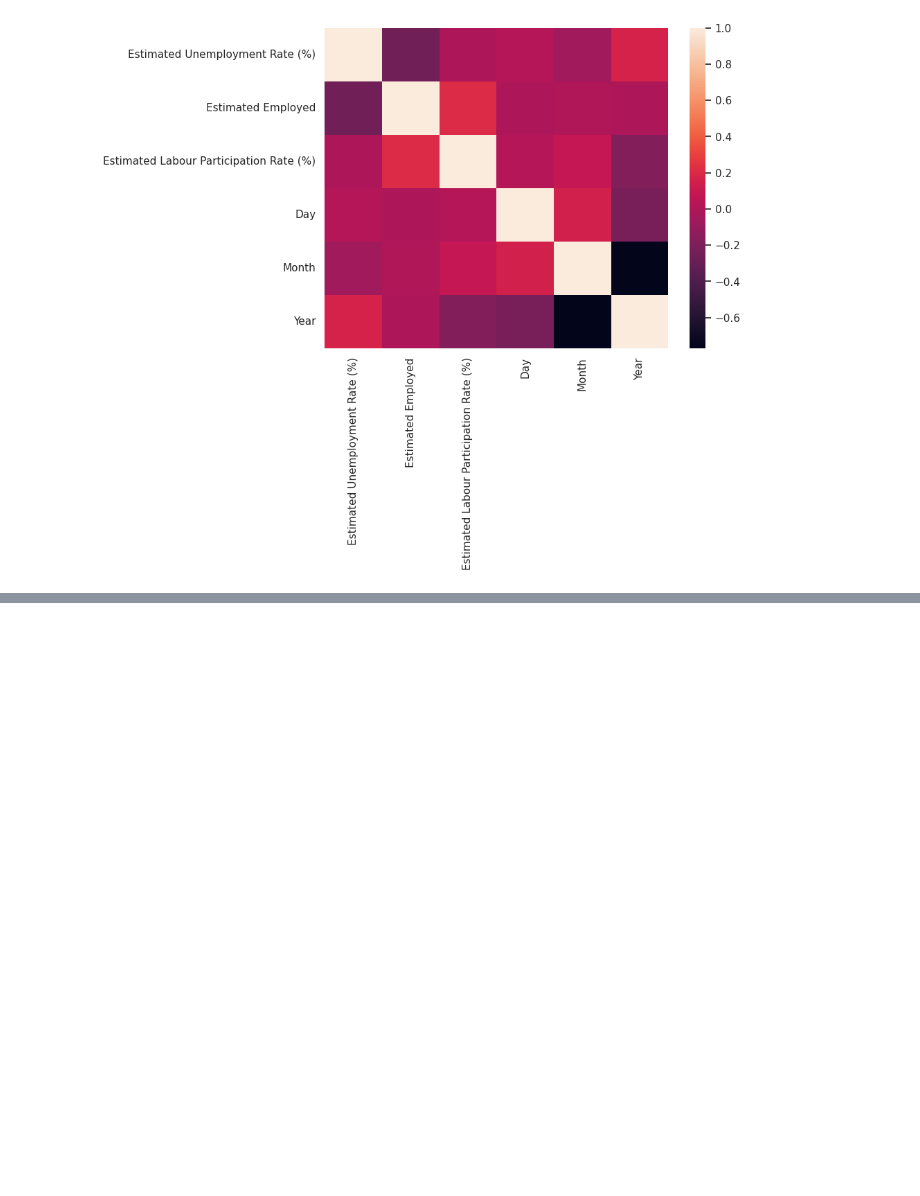
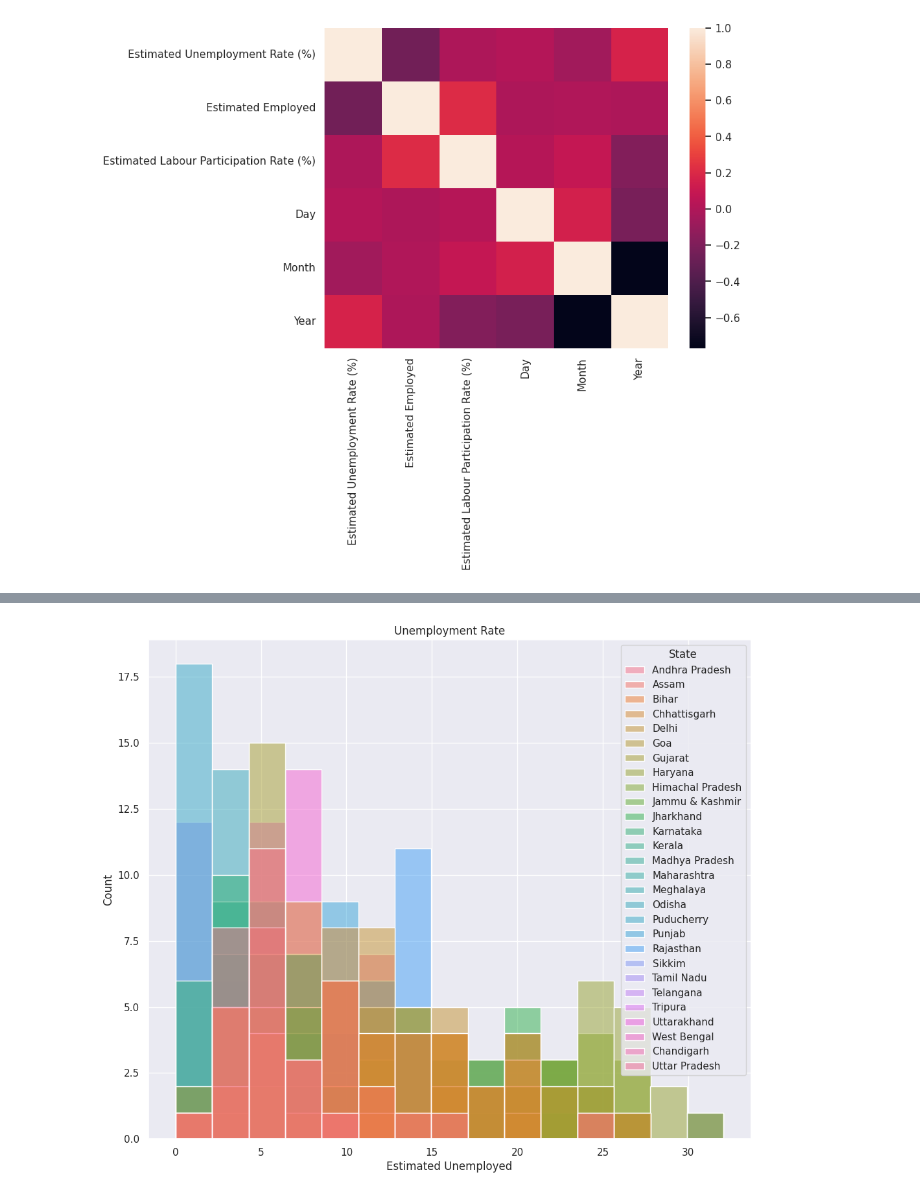
Before and after one commit to gazizovaa/CodeAlpha_Unemployment-_Analysis, a Jupyter notebook: CodeAlpha_Unemployment_Analysis.ipynb, the cells around one changed output, grey strips where cells are left out. Saved outputs shown, nothing was run; the diff lists cells and outputs as text; code cells hidden in the pictures; blank space fills up the shorter version.

```diff
--- a/CodeAlpha_Unemployment_Analysis.ipynb
+++ b/CodeAlpha_Unemployment_Analysis.ipynb
@@ -275,0 +286,10 @@ plt.show();
+# %%
+# Visualization of Unemployment Rate based on State
+plt.figure(figsize=(12,10))
+sns.histplot(data=unemployment_df,x='Estimated Unemployment Rate (%)',hue='State')
+plt.title('Unemployment Rate')
+plt.xlabel('Estimated Unemployed')
+plt.ylabel('Count')
+plt.show();
+# %% [output]
+[figure, added]
```
Also changed, not shown: parts of 5 cells of this notebook.
